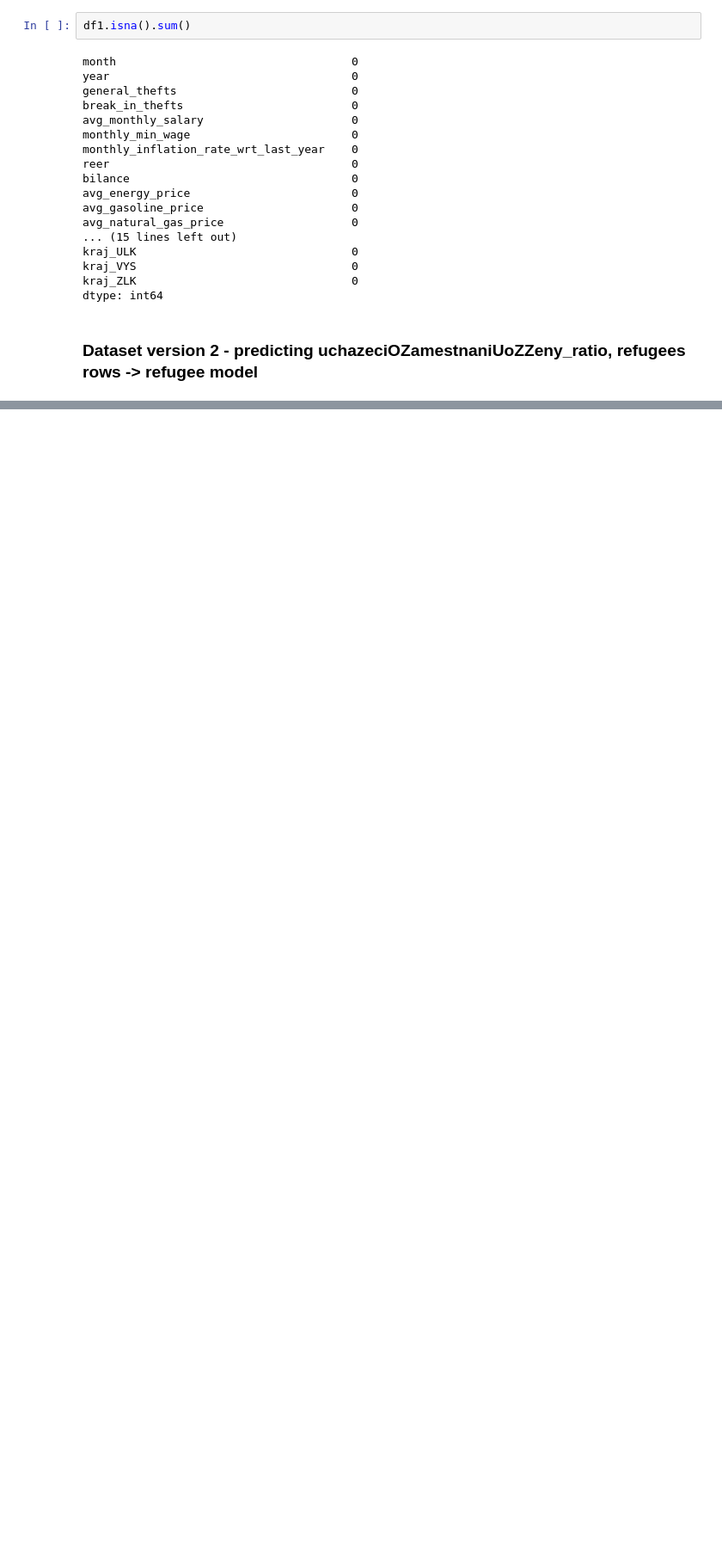
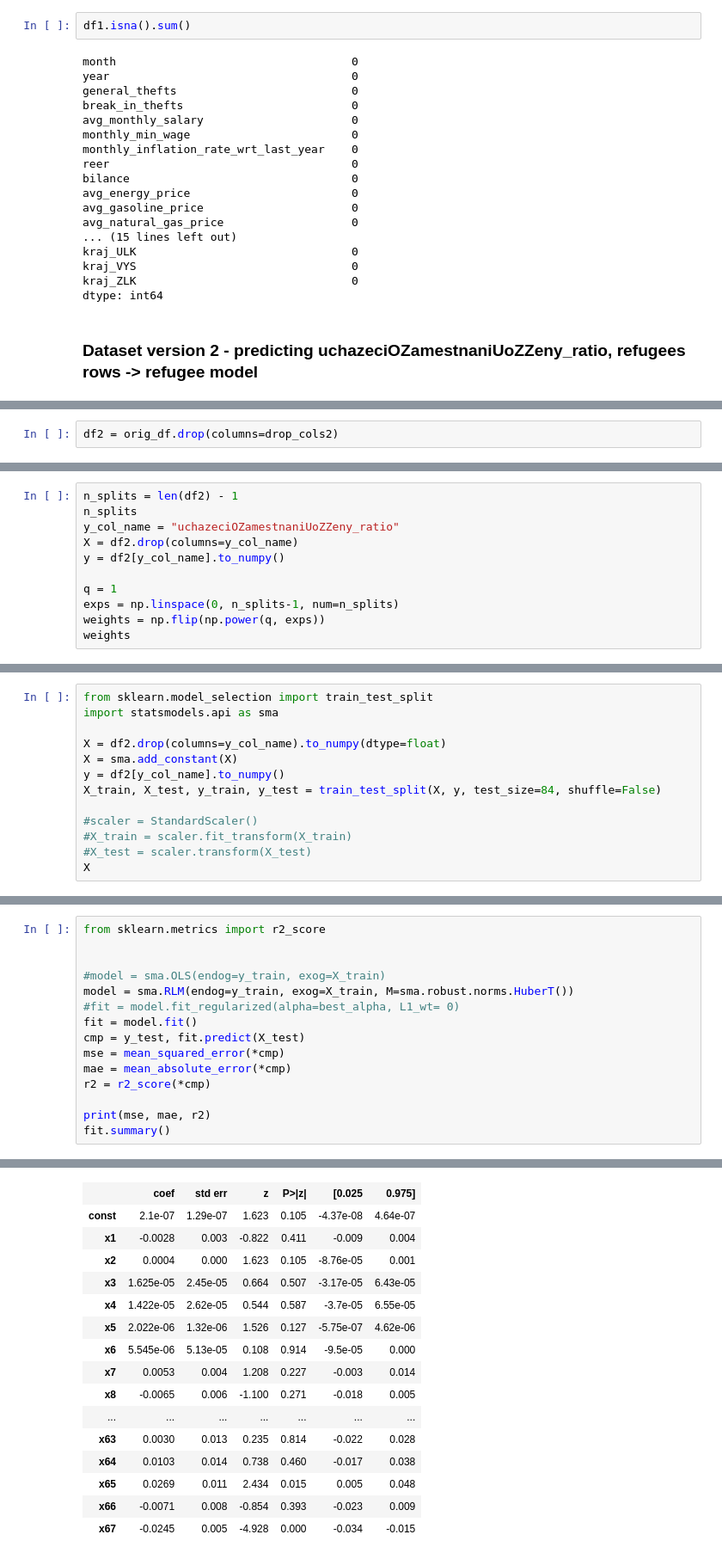
Before and after one commit to DianaKorladinova/SAN_Unemployment_Refugees, a Jupyter notebook: models/models2.ipynb, the cells around one changed output, grey strips where cells are left out. Shown at 86% size. Saved outputs shown, nothing was run; the diff lists cells and outputs as text; blank space fills up the shorter version.

```diff
--- a/models/models2.ipynb
+++ b/models/models2.ipynb
@@ -163,0 +232,2 @@ dtype: int64
+# %%
+df2 = orig_df.drop(columns=drop_cols2)
@@ -169,0 +950,11 @@ dtype: int64
+# %%
+n_splits = len(df2) - 1
+n_splits
+y_col_name = "uchazeciOZamestnaniUoZZeny_ratio"
+X = df2.drop(columns=y_col_name)
+y = df2[y_col_name].to_numpy()
+
+q = 1
+exps = np.linspace(0, n_splits-1, num=n_splits)
+weights = np.flip(np.power(q, exps))
+weights
@@ -169,0 +1041,13 @@ dtype: int64
+# %%
+from sklearn.model_selection import train_test_split
+import statsmodels.api as sma
+
+X = df2.drop(columns=y_col_name).to_numpy(dtype=float)
+X = sma.add_constant(X)
+y = df2[y_col_name].to_numpy()
+X_train, X_test, y_train, y_test = train_test_split(X, y, test_size=84, shuffle=False)
+
+#scaler = StandardScaler()
+#X_train = scaler.fit_transform(X_train)
+#X_test = scaler.transform(X_test)
+X
@@ -169,0 +1068,16 @@ dtype: int64
+# %%
+from sklearn.metrics import r2_score
+
+
+#model = sma.OLS(endog=y_train, exog=X_train)
+model = sma.RLM(endog=y_train, exog=X_train, M=sma.robust.norms.HuberT())
+#fit = model.fit_regularized(alpha=best_alpha, L1_wt= 0)
+fit = model.fit()
+cmp = y_test, fit.predict(X_test)
+mse = mean_squared_error(*cmp)
+mae = mean_absolute_error(*cmp)
+r2 = r2_score(*cmp)
+
+print(mse, mae, r2)
+fit.summary()
+# %% [output]
@@ -169,0 +1095,16 @@ dtype: int64
+|  | coef | std err | z | P>|z| | [0.025 | 0.975] |
+| const | 2.1e-07 | 1.29e-07 | 1.623 | 0.105 | -4.37e-08 | 4.64e-07 |
+| x1 | -0.0028 | 0.003 | -0.822 | 0.411 | -0.009 | 0.004 |
+| x2 | 0.0004 | 0.000 | 1.623 | 0.105 | -8.76e-05 | 0.001 |
+| x3 | 1.625e-05 | 2.45e-05 | 0.664 | 0.507 | -3.17e-05 | 6.43e-05 |
+| x4 | 1.422e-05 | 2.62e-05 | 0.544 | 0.587 | -3.7e-05 | 6.55e-05 |
+| x5 | 2.022e-06 | 1.32e-06 | 1.526 | 0.127 | -5.75e-07 | 4.62e-06 |
+| x6 | 5.545e-06 | 5.13e-05 | 0.108 | 0.914 | -9.5e-05 | 0.000 |
+| x7 | 0.0053 | 0.004 | 1.208 | 0.227 | -0.003 | 0.014 |
+| x8 | -0.0065 | 0.006 | -1.100 | 0.271 | -0.018 | 0.005 |
+| ... | ... | ... | ... | ... | ... | ... |
+| x63 | 0.0030 | 0.013 | 0.235 | 0.814 | -0.022 | 0.028 |
+| x64 | 0.0103 | 0.014 | 0.738 | 0.460 | -0.017 | 0.038 |
+| x65 | 0.0269 | 0.011 | 2.434 | 0.015 | 0.005 | 0.048 |
+| x66 | -0.0071 | 0.008 | -0.854 | 0.393 | -0.023 | 0.009 |
+| x67 | -0.0245 | 0.005 | -4.928 | 0.000 | -0.034 | -0.015 |
```
Also changed, not shown: parts of 85 cells of this notebook.
